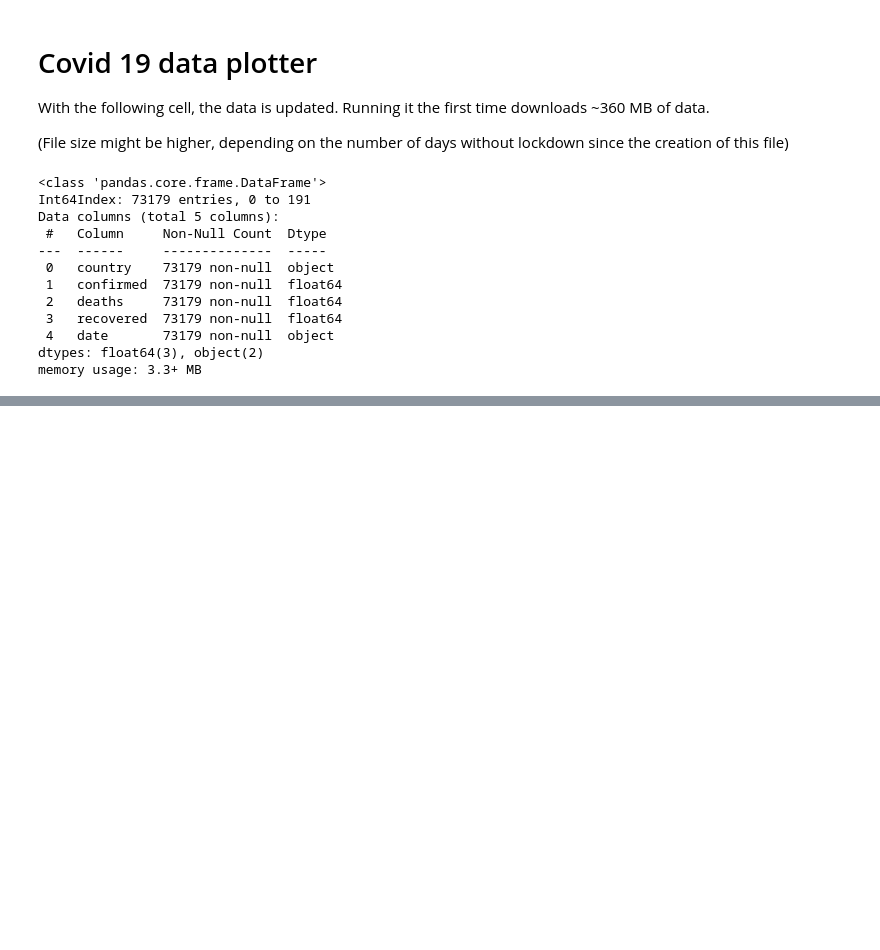
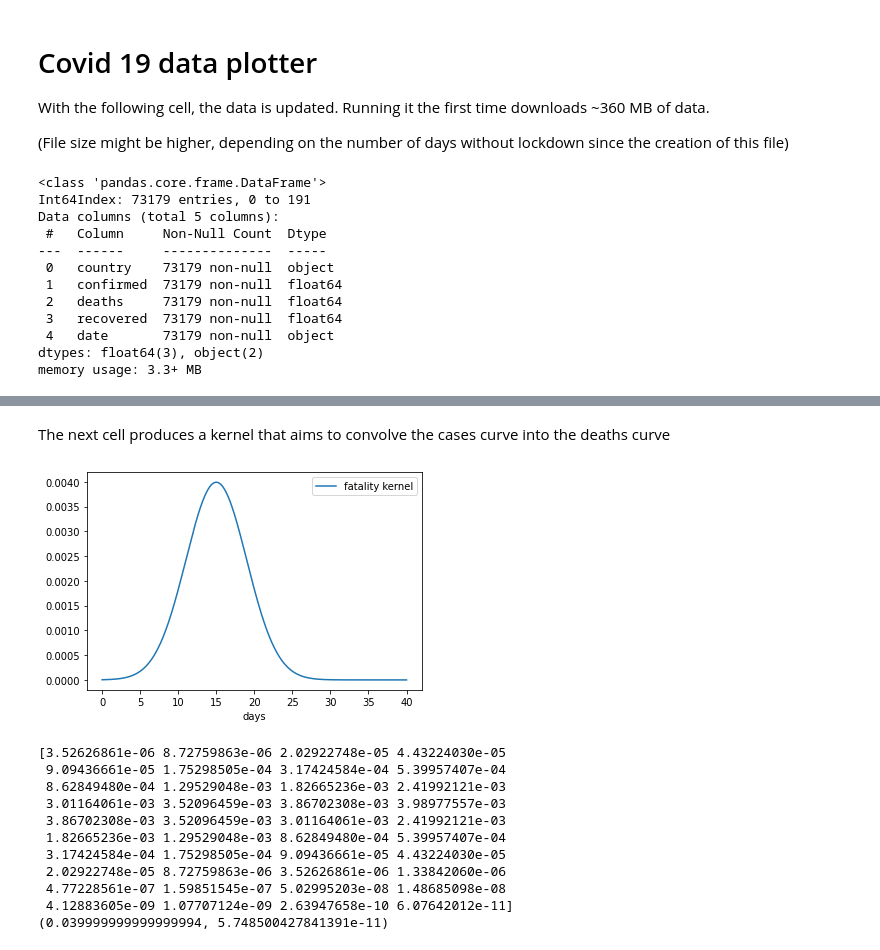
Before and after one commit to Milanisius/coviddata, a Jupyter notebook: coronaplots.ipynb, the cells around one changed output, grey strips where cells are left out. Drawn from its saved outputs; the diff is of its cells as text; code cells hidden in the pictures; blank space fills up the shorter version.

```diff
--- a/coronaplots.ipynb
+++ b/coronaplots.ipynb
@@ -106,0 +174,36 @@ memory usage: 3.3+ MB
+# %% [markdown]
+The next cell produces a kernel that aims to convolve the cases curve into the deaths curve
+# %%
+from scipy.integrate import quad
+kernelsize = 40
+x = np.linspace(0, kernelsize, 1000)
+
+sigma = 4
+my = 15
+scale = 0.04 # fatality ratio of covid 19, assumed to be constant
+def g(x):
+    def nested_g(x):
+        return 1/sigma*np.exp(-1/2*(x-my)**2/sigma**2)
+    return scale*1/sigma*np.exp(-1/2*(x-my)**2/sigma**2) / quad(nested_g, 0, kernelsize-1)[0]
+y = g(x)
+plt.plot(x,y, label="fatality kernel")
+plt.legend()
+plt.xlabel("days")
+plt.show()
+
+kernel = g(np.arange(0,kernelsize,1))
+print(kernel)
+print(quad(g, 0, kernelsize-1))
+# %% [output]
+[figure, added]
+[3.52626861e-06 8.72759863e-06 2.02922748e-05 4.43224030e-05
+ 9.09436661e-05 1.75298505e-04 3.17424584e-04 5.39957407e-04
+ 8.62849480e-04 1.29529048e-03 1.82665236e-03 2.41992121e-03
+ 3.01164061e-03 3.52096459e-03 3.86702308e-03 3.98977557e-03
+ 3.86702308e-03 3.52096459e-03 3.01164061e-03 2.41992121e-03
+ 1.82665236e-03 1.29529048e-03 8.62849480e-04 5.39957407e-04
+ 3.17424584e-04 1.75298505e-04 9.09436661e-05 4.43224030e-05
+ 2.02922748e-05 8.72759863e-06 3.52626861e-06 1.33842060e-06
+ 4.77228561e-07 1.59851545e-07 5.02995203e-08 1.48685098e-08
+ 4.12883605e-09 1.07707124e-09 2.63947658e-10 6.07642012e-11]
+(0.039999999999999994, 5.748500427841391e-11)
```
Also changed, not shown: parts of 10 cells of this notebook.
